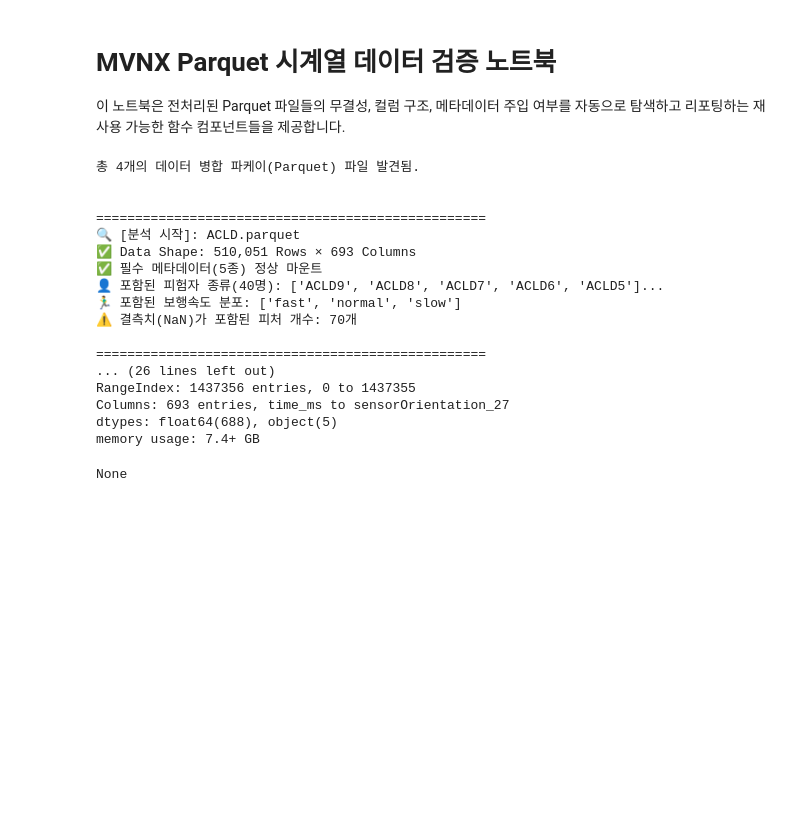
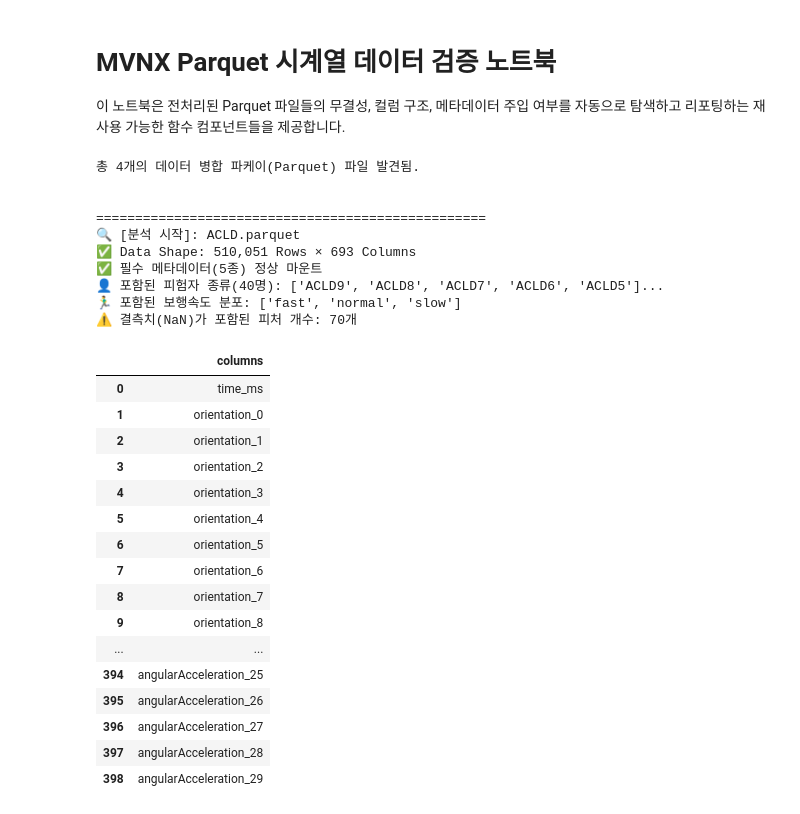
Before and after one commit to ryutt919/Knee-Assessment-from-Gait, a Jupyter notebook: notebooks/verify_parquet_data.ipynb, the cells around one changed output. Cells and saved outputs as stored; diff of their text form; code cells hidden in the pictures; blank space fills up the shorter version.

```diff
--- a/notebooks/verify_parquet_data.ipynb
+++ b/notebooks/verify_parquet_data.ipynb
@@ -43,48 +43,60 @@ def verify_parquet_file(file_path):
 
     return df
 # %%
+# 화면에 출력할 행(Row, 세로줄) 개수에 제한을 두지 않음
+pd.set_option('display.max_rows', None)
+
+# 화면에 출력할 열(Column, 가로줄) 개수에 제한을 두지 않음
+pd.set_option('display.max_columns', None)
+
+# 한 셀(칸) 안에 들어가는 글자 수가 길어도 절대 자르지 않음
+pd.set_option('display.max_colwidth', None)
 
 # 노트북 위치를 기반으로 상대경로 설정 (Soft-coding)
 PROCESSED_DIR = Path("../data/processed").resolve()
 
 # 🪣 1. 빈 데이터 '리스트' 바구니를 미리 준비합니다 (빈 데이터프레임 X)
 df_list = []
 
 if not PROCESSED_DIR.exists():
     print(f"경로를 찾을 수 없습니다: {PROCESSED_DIR}")
 else:
     parquet_files = list(PROCESSED_DIR.glob("*.parquet"))
     parquet_files = [f for f in parquet_files if "Master_Gait_Dataset" not in f.name and "raw_merged" not in f.name]
 
     print(f"총 {len(parquet_files)}개의 데이터 병합 파케이(Parquet) 파일 발견됨.\n")
 
     # 전체 파일 대상 구조 분해 및 검증 함수 반복 실행
     for p_file in parquet_files:
         df = verify_parquet_file(p_file) # 검증 함수가 df를 반환함
+        display(df.columns.to_frame(index=False,name="columns"))
         df_list.append(df) # 🪣 2. 리스트 바구니에 로드된 df를 하나씩 가볍게 던져 넣음!
-
-    # 🔨 3. 루프가 모두 끝난 뒤, 바구니에 담긴 4개의 덩어리를 단 한 번의 연산으로 합체!
-    print("전체 데이터를 메모리에서 하나로 결합하는 중...")
-    merged_df = pd.concat(df_list, ignore_index=True)
-
-    print(f"\n✅ 드디어 하나로 차곡차곡 쌓인 마스터 데이터프레임 완성!")
-    display(merged_df.info())  # 결과 확인
+        break
 # %% [output]
 총 4개의 데이터 병합 파케이(Parquet) 파일 발견됨.
 
 
 ==================================================
 🔍 [분석 시작]: ACLD.parquet
 ✅ Data Shape: 510,051 Rows × 693 Columns
 ✅ 필수 메타데이터(5종) 정상 마운트
 👤 포함된 피험자 종류(40명): ['ACLD9', 'ACLD8', 'ACLD7', 'ACLD6', 'ACLD5']...
 🏃‍♂️ 포함된 보행속도 분포: ['fast', 'normal', 'slow']
 ⚠️ 결측치(NaN)가 포함된 피처 개수: 70개
-
-==================================================
-... (26 lines left out)
-RangeIndex: 1437356 entries, 0 to 1437355
-Columns: 693 entries, time_ms to sensorOrientation_27
-dtypes: float64(688), object(5)
-memory usage: 7.4+ GB
-None
+|  | columns |
+| 0 | time_ms |
+| 1 | orientation_0 |
+| 2 | orientation_1 |
+| 3 | orientation_2 |
+| 4 | orientation_3 |
+| 5 | orientation_4 |
+| 6 | orientation_5 |
+| 7 | orientation_6 |
+| 8 | orientation_7 |
+| 9 | orientation_8 |
+| ... | ... |
+| 394 | angularAcceleration_25 |
+| 395 | angularAcceleration_26 |
+| 396 | angularAcceleration_27 |
+| 397 | angularAcceleration_28 |
+| 398 | angularAcceleration_29 |
```
Also changed, not shown: parts of 4 cells of this notebook, 43 other files.
